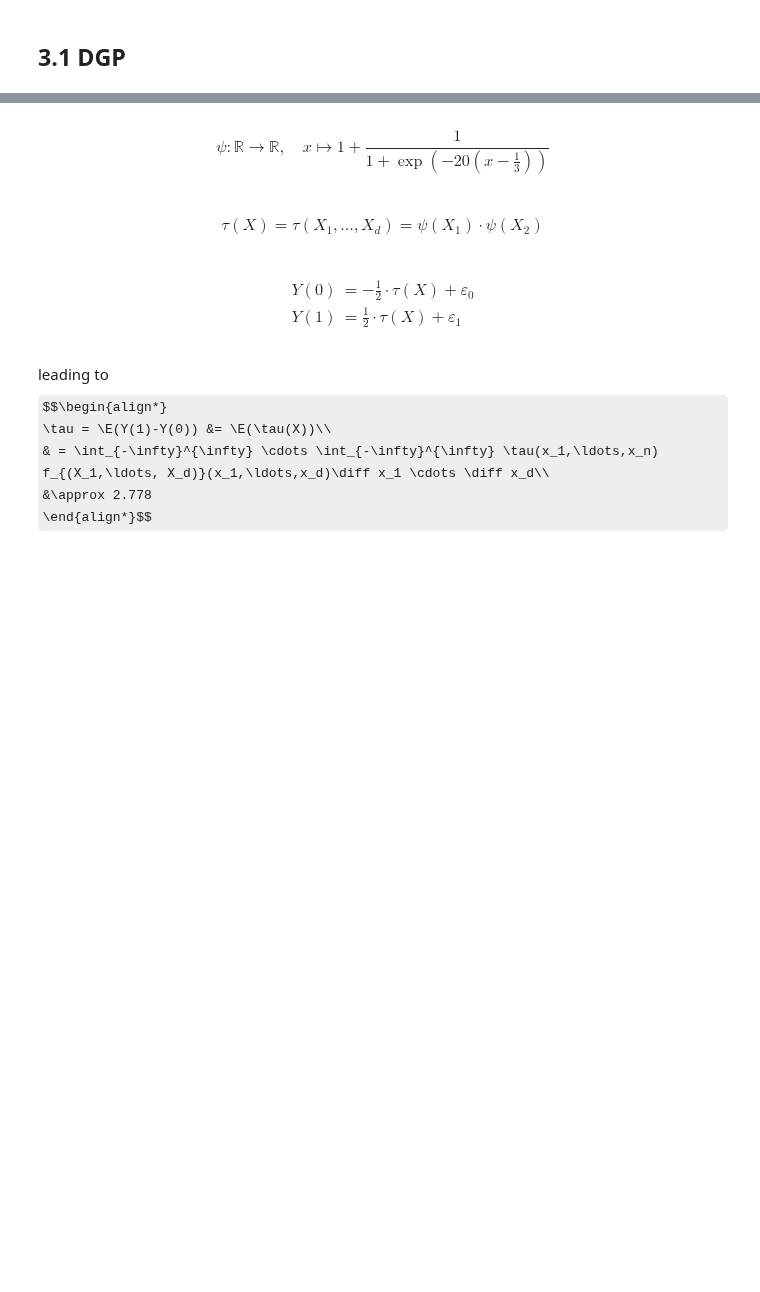
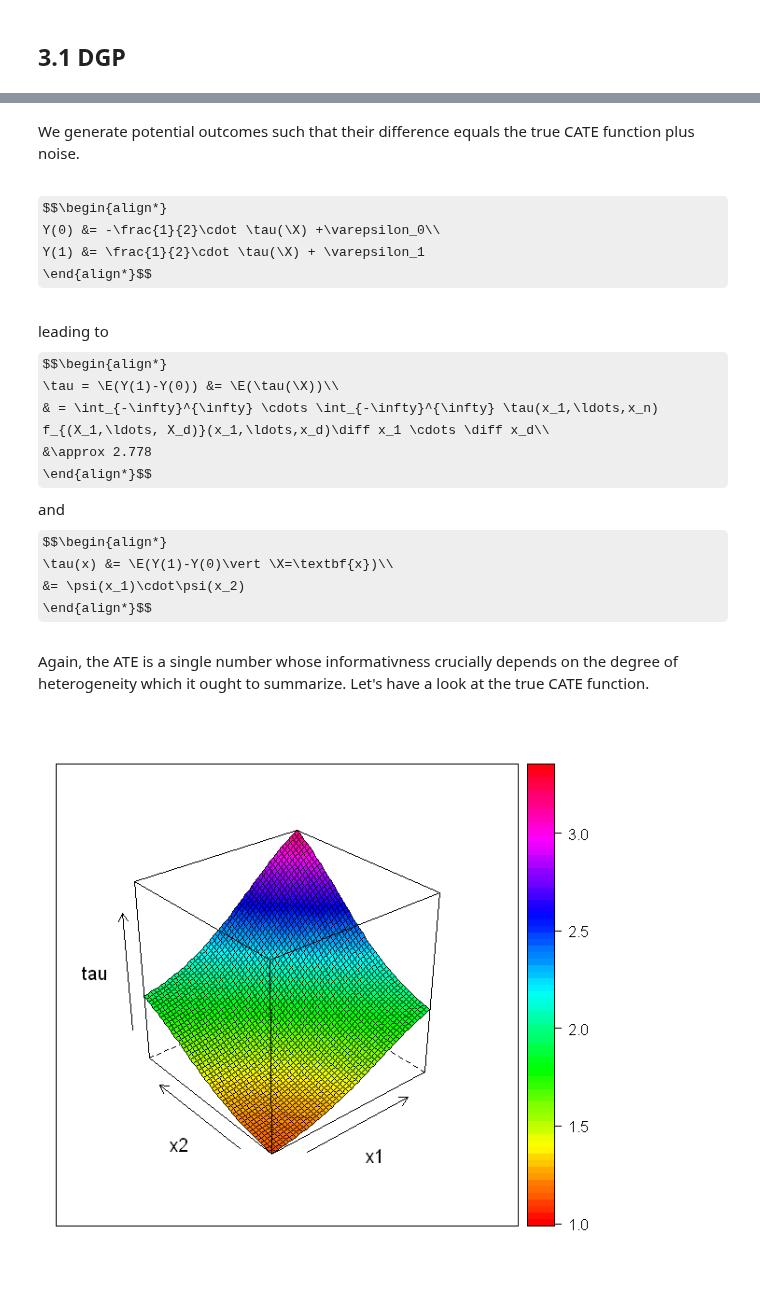
Before and after one commit to timmens/student-project-timmens, a Jupyter notebook: Simulation_Study/simulation_study.ipynb, the cells around one changed output, grey strips where cells are left out. Saved outputs shown, nothing was run; the diff lists cells and outputs as text; code cells hidden in the pictures; some formulas as TeX source; blank space fills up the shorter version.

```diff
--- a/Simulation_Study/simulation_study.ipynb
+++ b/Simulation_Study/simulation_study.ipynb
@@ -788,20 +806,27 @@ $$ (X_1,\ldots, X_d) \sim U[0,1]^{d}$$
+# %% [markdown]
+We generate potential outcomes such that their difference equals the true CATE function plus noise.
 # %% [markdown]
-$$\begin{equation*}
- \psi: \mathbb{R} \longrightarrow \mathbb{R},\quad x \mapsto 1 + \frac{1}{1+\exp{\left(-20(x-\frac{1}{3})\right)}}
-\end{equation*}$$
-<br>
-$$\begin{equation*}
-\tau(X) = \tau(X_1,\ldots,X_d)= \psi(X_1)\cdot\psi(X_2)
-\end{equation*}$$
-<br>
 $$\begin{align*}
-Y(0) &= -\frac{1}{2}\cdot \tau(X) +\varepsilon_0\\
-Y(1) &= \frac{1}{2}\cdot \tau(X) + \varepsilon_1
+Y(0) &= -\frac{1}{2}\cdot \tau(\X) +\varepsilon_0\\
+Y(1) &= \frac{1}{2}\cdot \tau(\X) + \varepsilon_1
 \end{align*}$$
 <br>
 leading to
 $$\begin{align*}
-\tau = \E(Y(1)-Y(0)) &= \E(\tau(X))\\
+\tau = \E(Y(1)-Y(0)) &= \E(\tau(\X))\\
 & = \int_{-\infty}^{\infty} \cdots \int_{-\infty}^{\infty} \tau(x_1,\ldots,x_n) f_{(X_1,\ldots, X_d)}(x_1,\ldots,x_d)\diff x_1 \cdots \diff x_d\\
 &\approx 2.778
 \end{align*}$$
+and
+<br>
+$$\begin{align*}
+\tau(x) &= \E(Y(1)-Y(0)\vert \X=\textbf{x})\\
+&= \psi(x_1)\cdot\psi(x_2)
+\end{align*}$$
+# %% [markdown]
+Again, the ATE is a single number whose informativness crucially depends on the degree of heterogeneity which it ought to summarize. Let's have a look at the true CATE function.
+# %%
+options(repr.plot.width=5, repr.plot.height=5)
+plot_AW(lambda = 2)
+# %% [output]
+[figure, added]
```
Also changed, not shown: parts of 14 cells of this notebook, 1 other file.
